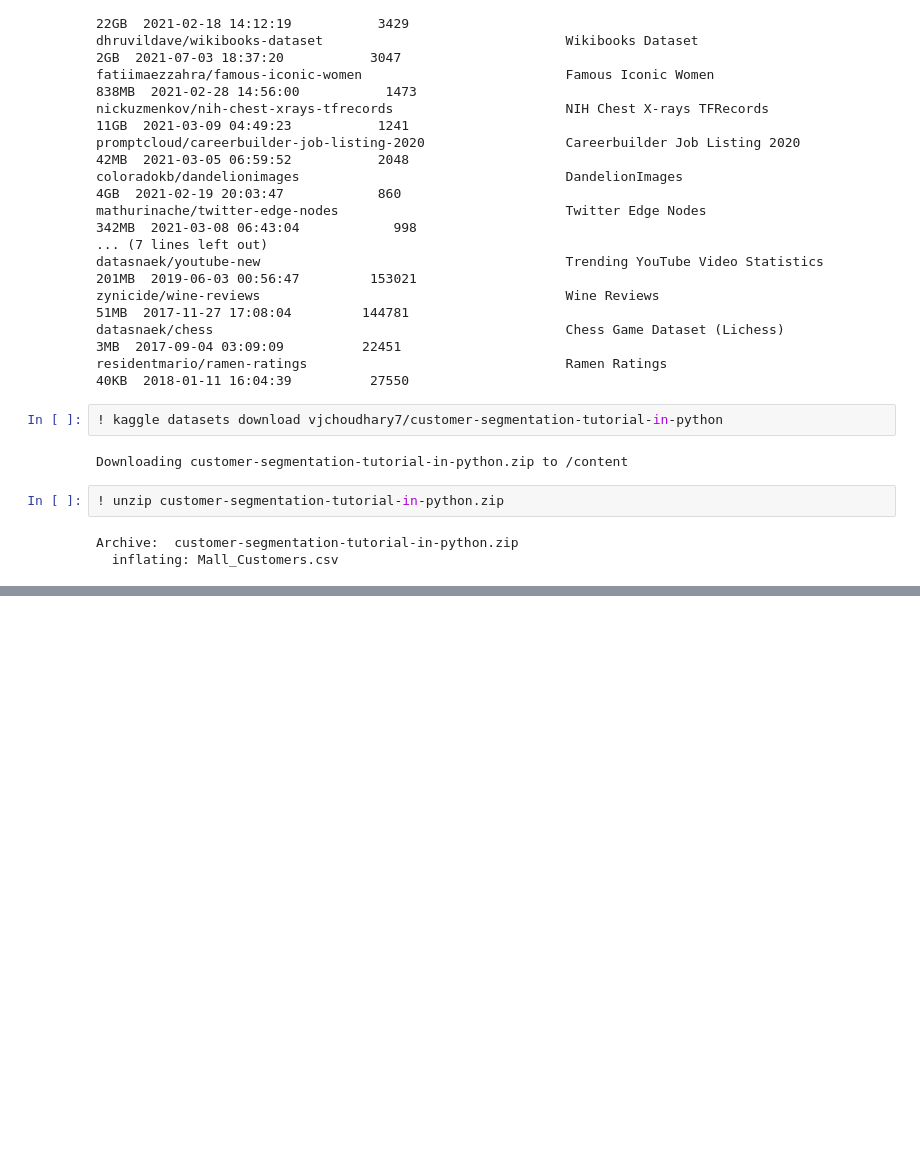
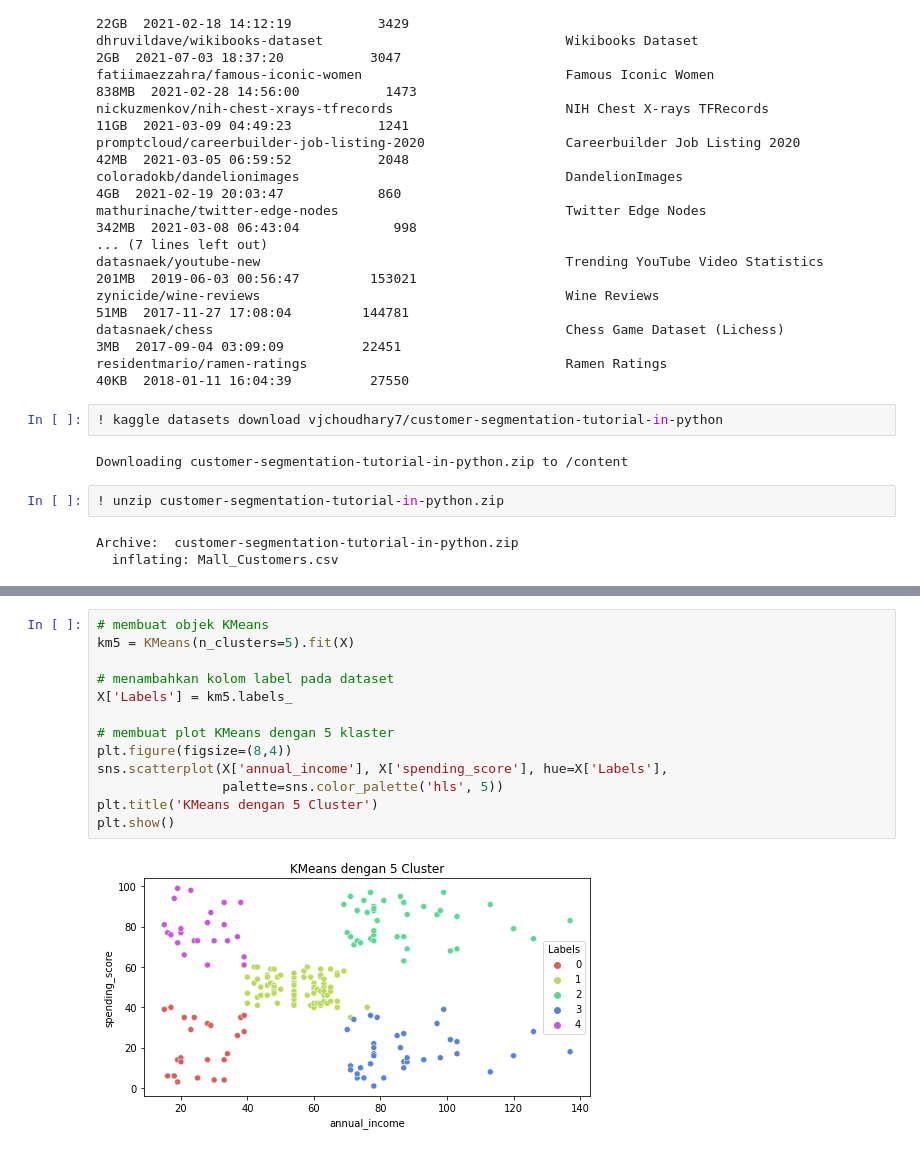
Before and after one commit to cahyaekapermana/learn-machine-learning, a Jupyter notebook: sklearn_kmeans.ipynb, the cells around one changed output, grey strips where cells are left out. Cells and saved outputs as stored; diff of their text form; blank space fills up the shorter version.

```diff
--- a/sklearn_kmeans.ipynb
+++ b/sklearn_kmeans.ipynb
@@ -49,0 +102,15 @@ import pandas as np
+# %%
+# membuat objek KMeans
+km5 = KMeans(n_clusters=5).fit(X)
+
+# menambahkan kolom label pada dataset
+X['Labels'] = km5.labels_
+
+# membuat plot KMeans dengan 5 klaster
+plt.figure(figsize=(8,4))
+sns.scatterplot(X['annual_income'], X['spending_score'], hue=X['Labels'],
+                palette=sns.color_palette('hls', 5))
+plt.title('KMeans dengan 5 Cluster')
+plt.show()
+# %% [output]
+[figure, added]
```
Also changed, not shown: parts of 5 cells of this notebook.
